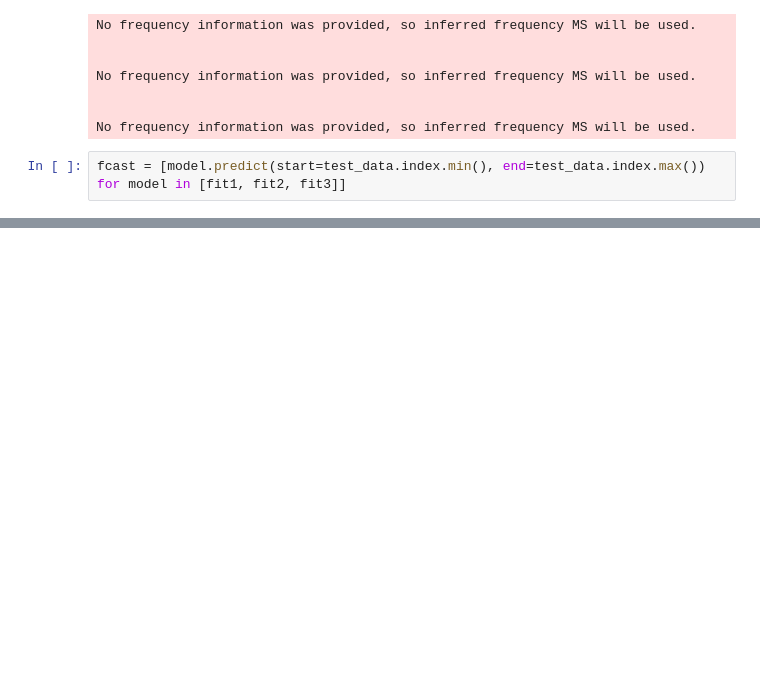
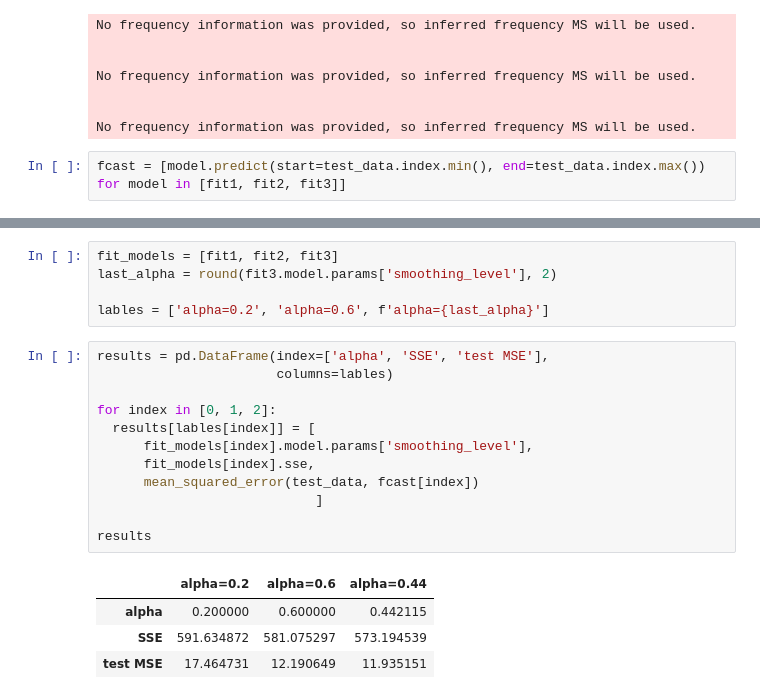
Before and after one commit to Grashch/Data-science, a Jupyter notebook: time_series.ipynb, the cells around one changed output, grey strips where cells are left out. Cells and saved outputs as stored; diff of their text form; blank space fills up the shorter version.

```diff
--- a/time_series.ipynb
+++ b/time_series.ipynb
@@ -113,0 +128,22 @@ fcast = [model.predict(start=test_data.index.min(), end=test_data.index.max()) f
+# %%
+fit_models = [fit1, fit2, fit3]
+last_alpha = round(fit3.model.params['smoothing_level'], 2)
+
+lables = ['alpha=0.2', 'alpha=0.6', f'alpha={last_alpha}']
+# %%
+results = pd.DataFrame(index=['alpha', 'SSE', 'test MSE'],
+                       columns=lables)
+
+for index in [0, 1, 2]:
+  results[lables[index]] = [
+      fit_models[index].model.params['smoothing_level'],
+      fit_models[index].sse,
+      mean_squared_error(test_data, fcast[index])
+                            ]
+
+results
+# %% [output]
+|  | alpha=0.2 | alpha=0.6 | alpha=0.44 |
+| alpha | 0.200000 | 0.600000 | 0.442115 |
+| SSE | 591.634872 | 581.075297 | 573.194539 |
+| test MSE | 17.464731 | 12.190649 | 11.935151 |
```
Also changed, not shown: parts of 2 cells of this notebook.
